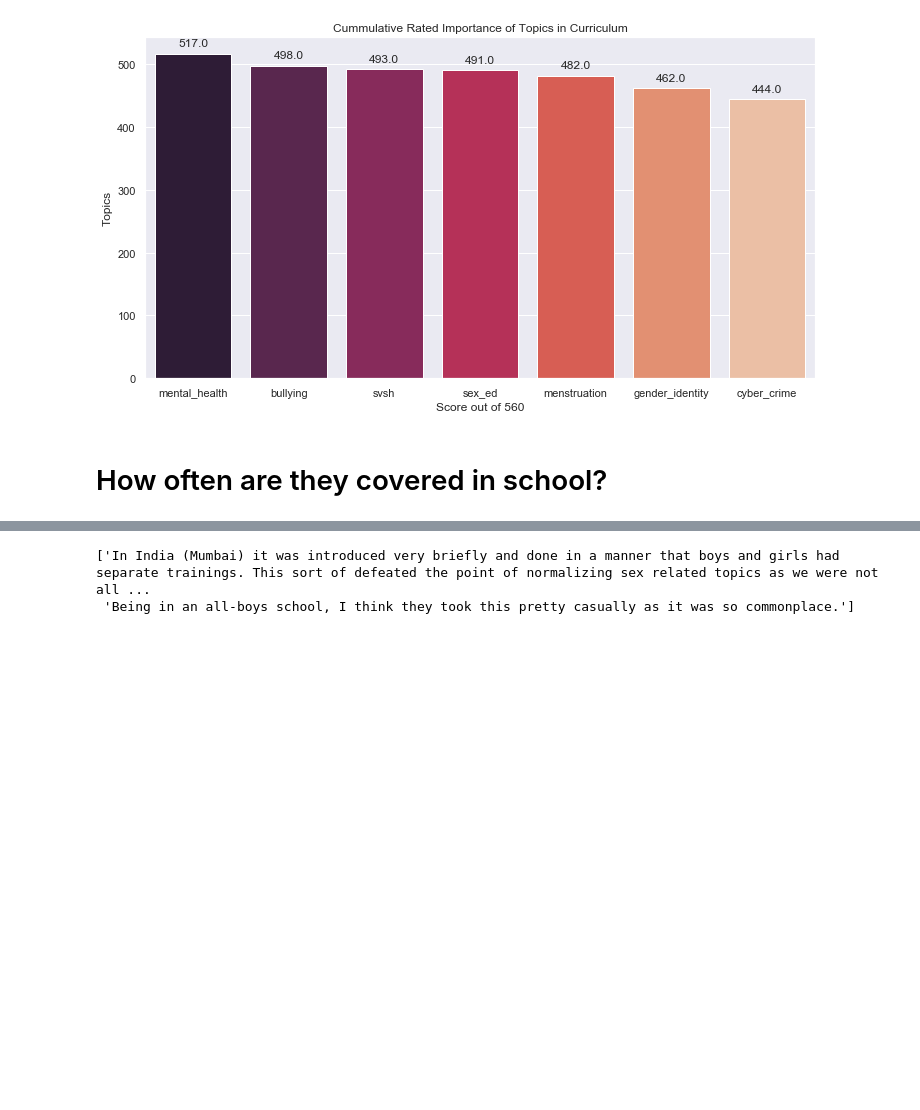
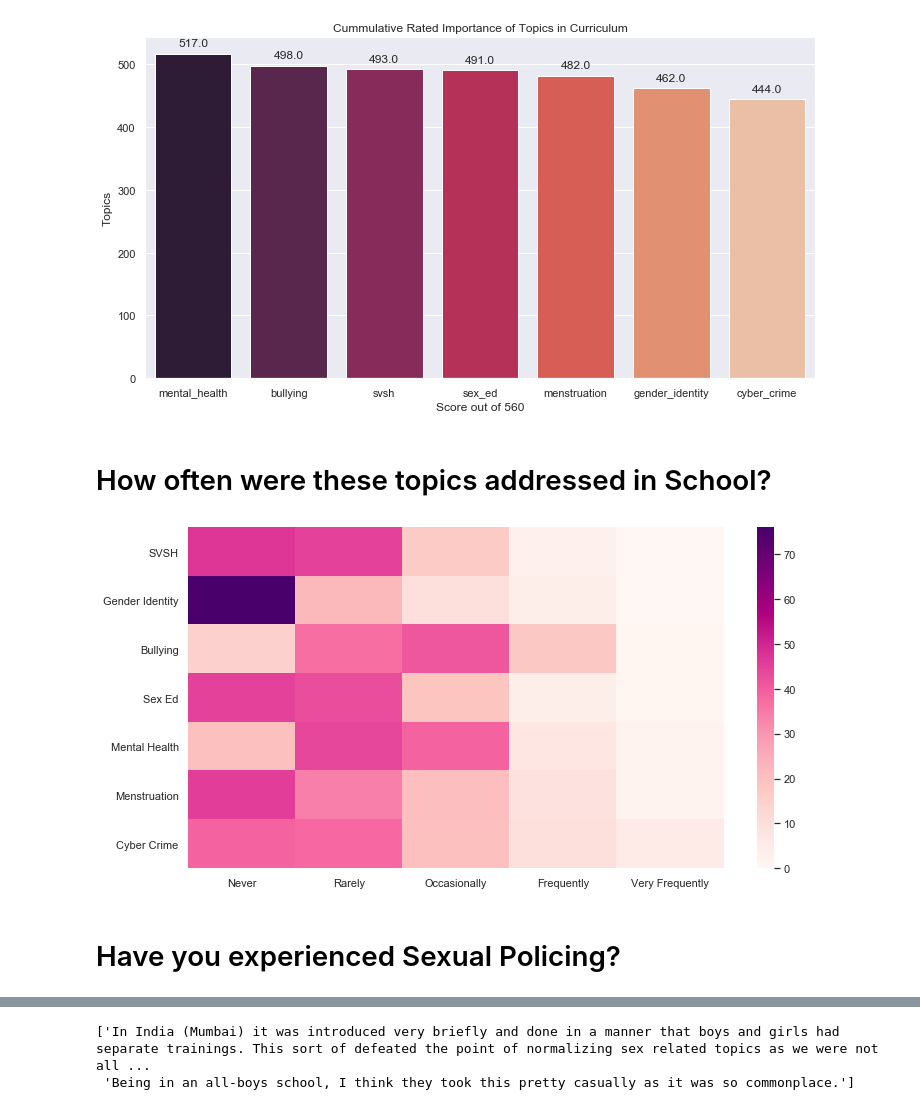
Before and after one commit to anusha0712/Sex-Ed-Survey, a Jupyter notebook: Education Survey.ipynb, the cells around one changed output, grey strips where cells are left out. Saved outputs shown, nothing was run; the diff lists cells and outputs as text; code cells hidden in the pictures; blank space fills up the shorter version.

Commit message:
more graphs

```diff
--- a/Education Survey.ipynb
+++ b/Education Survey.ipynb
@@ -165,4 +167,42 @@ for p in imp_barplot.patches:
 # %% [output]
 [figure]
 # %% [markdown]
-# How often are they covered in school?
+# How often were these topics addressed in School?
+# %%
+topics = ["SVSH", "Mental Health", "Bullying", "Sex Ed","Gender Identity", "Menstruation", "Cyber Crime"]
+metric = ["Never","Rarely","Occasionally","Frequently","Very Frequently"]
+
+#initialise DataFrame
+matrix_df = pd.DataFrame(index = topics)
+
+never,rarely, occasionally, freq, vfreq = [],[],[],[],[]
+
+#column numbers we want to extract from survey
+columns = [20,21,22,23,24,25,28]
+
+#our data is not tidy. This loop is to create a frequency matrix of the form topicx x metrics
+for i in columns:
+    count = dict(survey[survey.columns[i]].value_counts())
+    for j in metric:
+        if j not in count.keys():
+            count[j] = 0
+    never.append(count["Never"])
+    rarely.append(count["Rarely"])
+    occasionally.append(count["Occasionally"])
+    freq.append(count["Frequently"])
+    vfreq.append(count["Very Frequently"])
+
+# add data to your DataFrame
+matrix_df["Never"] = never
+matrix_df["Rarely"] = rarely
+matrix_df["Occasionally"] = occasionally
+matrix_df["Frequently"] = freq
+matrix_df["Very Frequently"] = vfreq
+matrix_df.sort_values(by = "Very Frequently", inplace = True, ascending = True)
+matrix_df
+
+sns.heatmap(matrix_df,cmap = 'RdPu');
+# %% [output]
+[figure, added]
+# %% [markdown]
+# Have you experienced Sexual Policing?
```
Also changed, not shown: parts of 5 cells of this notebook.
